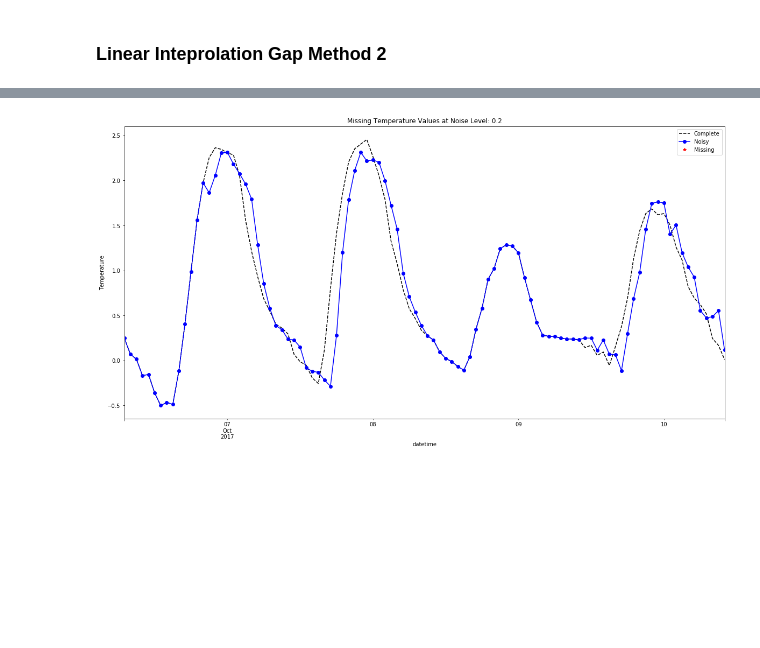
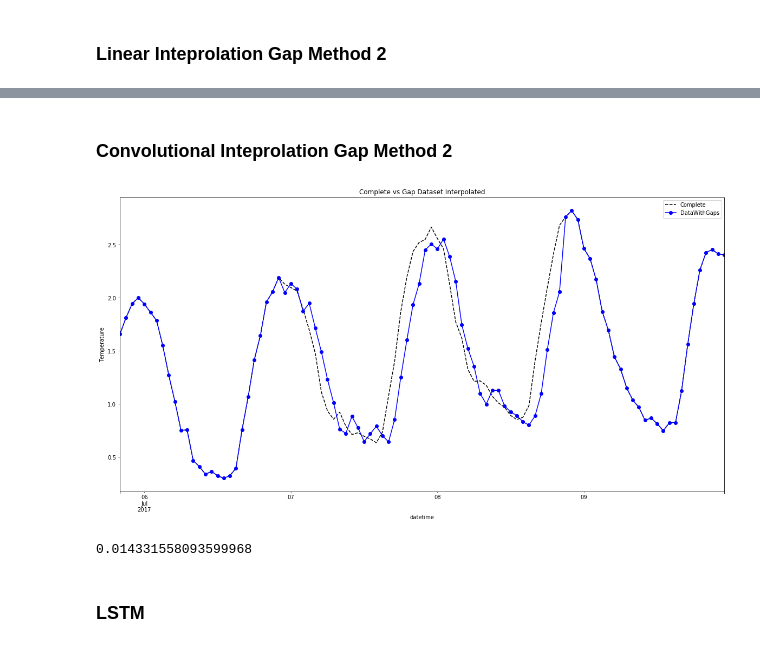
Before and after one commit to franticOreo/WeatherInterpolation, a Jupyter notebook: WeatherDataInterpolation.ipynb, the cells around one changed output, grey strips where cells are left out. Drawn from its saved outputs; the diff is of its cells as text; code cells hidden in the pictures; blank space fills up the shorter version.

```diff
--- a/WeatherDataInterpolation.ipynb
+++ b/WeatherDataInterpolation.ipynb
@@ -162,11 +162,11 @@ noise_level = 0.2
 # %%
-def plot_noisy_series(complete_series, noisy_series,
-                      noise_level=noise_level, sample_size=100):
+def plot_complete_and_gaps(complete_series, gap_series,
+                      gap_prob=gap_prob, sample_size=100):
     '''
         Inputs:
             complete_series: Series containing all values.
-            noisy_series: Series containing missing values due to artifical noise.
-            noise_level: Amount of noise imposed on Series(for plotting).
+            gap_series: Series containing missing values due to artifical noise.
+            gap_prob: Amount of noise imposed on Series(for plotting).
     '''
 
 
@@ -174,10 +174,13 @@ def plot_noisy_series(complete_series, noisy_series,
     test_datetimes =  datetimes[-test_df.shape[0]:]
     # Create df for easy plotting
     df_temp_all = pd.DataFrame({'Complete': complete_series,
-                                'Noisy': noisy_series}).set_index(test_datetimes)
+                                'DataWithGaps': gap_series}).set_index(test_datetimes)
 
     # Create a indicator column for missing temperature value.
-    df_temp_all['Missing'] = df_temp_all[df_temp_all['Noisy'].isna()]['Complete']
+    df_temp_all['Missing'] = df_temp_all[df_temp_all['DataWithGaps'].isna()]['Complete']
+
+    if np.isnan(df_temp_all['Missing']).all():
+        df_temp_all = df_temp_all.drop(columns=['Missing'])
 
     styles=['k--', 'bo-', 'r*']
 
@@ -185,13 +188,13 @@ def plot_noisy_series(complete_series, noisy_series,
     end_index = start_index + sample_size
 
     df_temp_all.iloc[start_index:end_index, :].plot(style=styles, figsize=(20,10));
-    plt.title(f'Missing Temperature Values at Noise Level: {noise_level}')
+    plt.title(f'Complete vs Gap Dataset Interpolated')
     plt.ylabel('Temperature');
 # %% [markdown]
 ### Creating Gap Dataframe from Complete Test Series
 # %%
 # Make Gap dataframe from Reference Test set (Complete Dataframe)
-noisy_test_df = create_noisy_df(test_df_ref, noise_level=noise_level)
+gap_test_df = create_noisy_df(test_df_ref, gap_prob=gap_prob)
 
-plot_noisy_series(test_df['temperature'], noisy_test_df[RESPONSE_VAR])
+plot_complete_and_gaps(test_df['temperature'], gap_test_df[RESPONSE_VAR])
 # %% [output]
@@ -270,14 +273,14 @@ clear_output()
 - feed 7 size window to model
 - merge prediction into noisy dataframe
 # %%
-def model_interpolate(model, window, noisy_test_df, window_size=WINDOW_SIZE,
+def model_interpolate(model, window, gap_test_df, window_size=WINDOW_SIZE,
                       conv_model=False, gap_size=1):
     """Interpolate a noisy column using a Tensorflow model predictions.
 
     Args:
         model: Tensorflow model.
         window: Window object.
-        noisy_test_df (pd.Dataframe): Dataframe containing noise (NaN)
+        gap_test_df (pd.Dataframe): Dataframe containing noise (NaN)
         window_size: if `conv_model=False`, size of input_window
         conv_model (bool): Type of model and window.
 
@@ -286,10 +289,10 @@ def model_interpolate(model, window, noisy_test_df, window_size=WINDOW_SIZE,
             and interpolated predictions.
     """
 
-    noisy_test_df_copy = noisy_test_df.copy()
+    gap_test_df_copy = gap_test_df.copy()
     # Interpolate the first n-window-size to enable further interpolation.
-    noisy_test_df_copy.iloc[:window.total_window_size] = noisy_test_df_copy.iloc[:window.total_window_size].interpolate(method='akima')
-    noisy_test_array = noisy_test_df_copy[RESPONSE_VAR].to_numpy()
+    gap_test_df_copy.iloc[:window.total_window_size] = gap_test_df_copy.iloc[:window.total_window_size].interpolate(method='akima')
+    noisy_test_array = gap_test_df_copy[RESPONSE_VAR].to_numpy()
 
     # Get indexes of nan values, index to 0th dimension (ugly)
     nan_indxs = np.where(np.isnan(noisy_test_array))[0]
@@ -303,7 +306,12 @@ def model_interpolate(model, window, noisy_test_df, window_size=WINDOW_SIZE,
 
         # Extract last pred from the second dimension of the Tensor.
         last_pred_index = window.label_width - 1
-        pred = preds[0,last_pred_index,0]
+
+        # FIX CLEAN UP
+        if lstm:
+            pred = preds[0,0]
+        else:
+            pred = preds[0,last_pred_index,0]
 
         # Interpolate point inplace of the NaN index.
         np.put(noisy_test_array, nan_indx, pred)
@@ -413,5 +419,0 @@ def generate_gap_sequences_indices(n_gap_sequences, gap_size):
-# %%
-gap_indices, c = generate_gap_sequences_indices(n_gap_sequences, gap_size)
-noisy2_test_df = test_df.copy()
-
-noisy2_test_df['temperature'].iloc[gap_indices] = np.nan
@@ -437,6 +473,14 @@ plot_noisy_series(test_df[RESPONSE_VAR], interp_linear)
+# %% [markdown]
+### Convolutional Inteprolation Gap Method 2
 # %%
 interp_conv = model_interpolate(conv_model, conv_window, noisy2_test_df)
 # %%
-plot_noisy_series(test_df[RESPONSE_VAR], interp_conv)
+plot_complete_and_gaps(test_df[RESPONSE_VAR], interp_conv)
 # %% [output]
-[figure, old version]
+[figure, new version]
+# %%
+score_interpolation(interp_conv, test_df[RESPONSE_VAR])
+# %% [output]
+0.014331558093599968
+# %% [markdown]
+### LSTM
```
Also changed, not shown: parts of 31 cells of this notebook, 1 other file.
